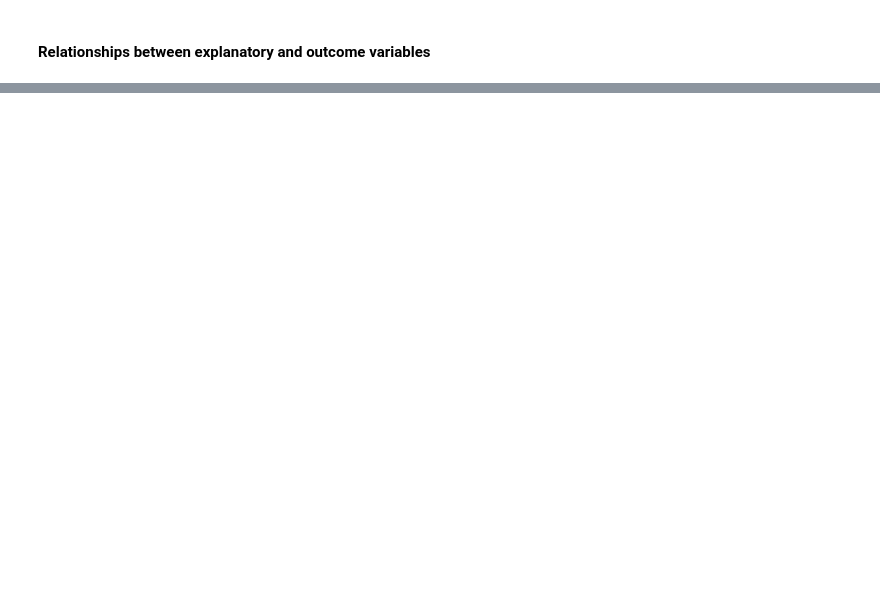
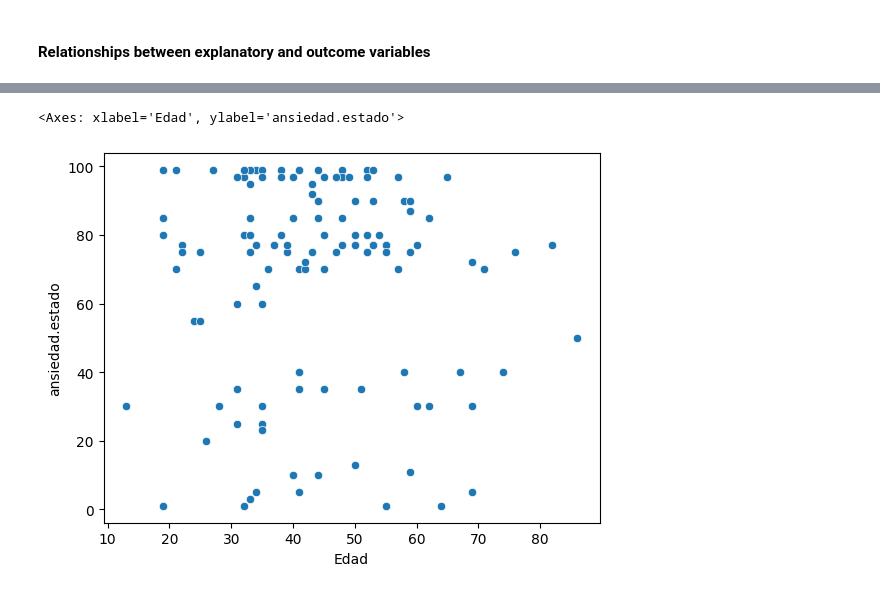
Before and after one commit to MMRES-PyBootcamp/MMRES-python-bootcamp2024, a Jupyter notebook: 07_misophonia_I.ipynb, the cells around one changed output, grey strips where cells are left out. Cells and saved outputs as stored; diff of their text form; code cells hidden in the pictures; blank space fills up the shorter version.

```diff
--- a/07_misophonia_I.ipynb
+++ b/07_misophonia_I.ipynb
@@ -279,6 +476,9 @@ sns.scatterplot(df['Edad'], df['ansiedad.rasgo'])
 # %%
 #State Vs age
-sns.scatterplot(df['Edad'], df['ansiedad.estado'])
+sns.scatterplot(x=df['Edad'], y=df['ansiedad.estado'])
+# %% [output]
+<Axes: xlabel='Edad', ylabel='ansiedad.estado'>
+[figure, added]
 # %%
 #age by diagnosis
 sns.boxplot(data=df,y='Edad',x='ansiedad.medicada')
```
Also changed, not shown: parts of 36 cells of this notebook.
